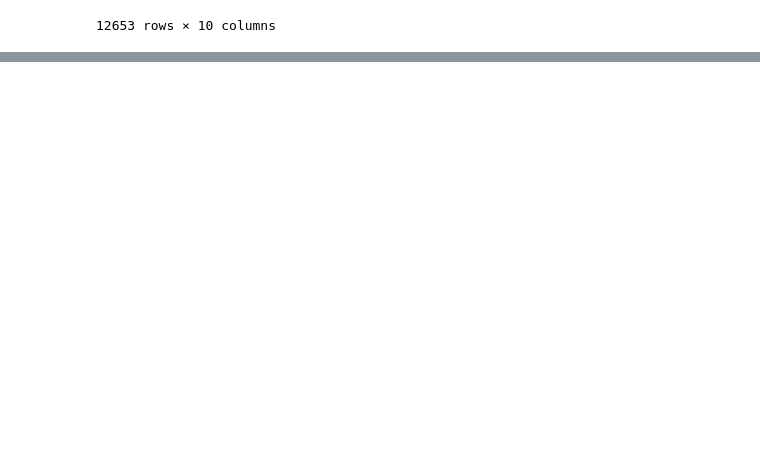
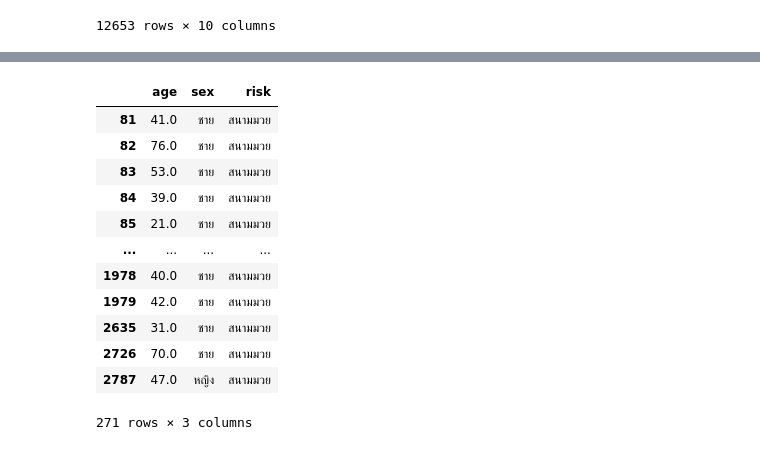
Before and after one commit to mintra-tippayaratsontorn/data_viz_2022, a Jupyter notebook: DataViz01_Table_Data.ipynb, the cells around one changed output, grey strips where cells are left out. Cells and saved outputs as stored; diff of their text form; code cells hidden in the pictures; blank space fills up the shorter version.

```diff
--- a/DataViz01_Table_Data.ipynb
+++ b/DataViz01_Table_Data.ipynb
@@ -180,0 +268,17 @@ data_HW
+# %%
+risk3 = hw_drop[hw_drop['risk'] == 'สนามมวย']  # เลือกข้อมูล risk ที่มาจากสนามมวย
+risk3
+# %% [output]
+|  | age | sex | risk |
+| 81 | 41.0 | ชาย | สนามมวย |
+| 82 | 76.0 | ชาย | สนามมวย |
+| 83 | 53.0 | ชาย | สนามมวย |
+| 84 | 39.0 | ชาย | สนามมวย |
+| 85 | 21.0 | ชาย | สนามมวย |
+| ... | ... | ... | ... |
+| 1978 | 40.0 | ชาย | สนามมวย |
+| 1979 | 42.0 | ชาย | สนามมวย |
+| 2635 | 31.0 | ชาย | สนามมวย |
+| 2726 | 70.0 | ชาย | สนามมวย |
+| 2787 | 47.0 | หญิง | สนามมวย |
+271 rows × 3 columns
```
Also changed, not shown: parts of 22 cells of this notebook.
